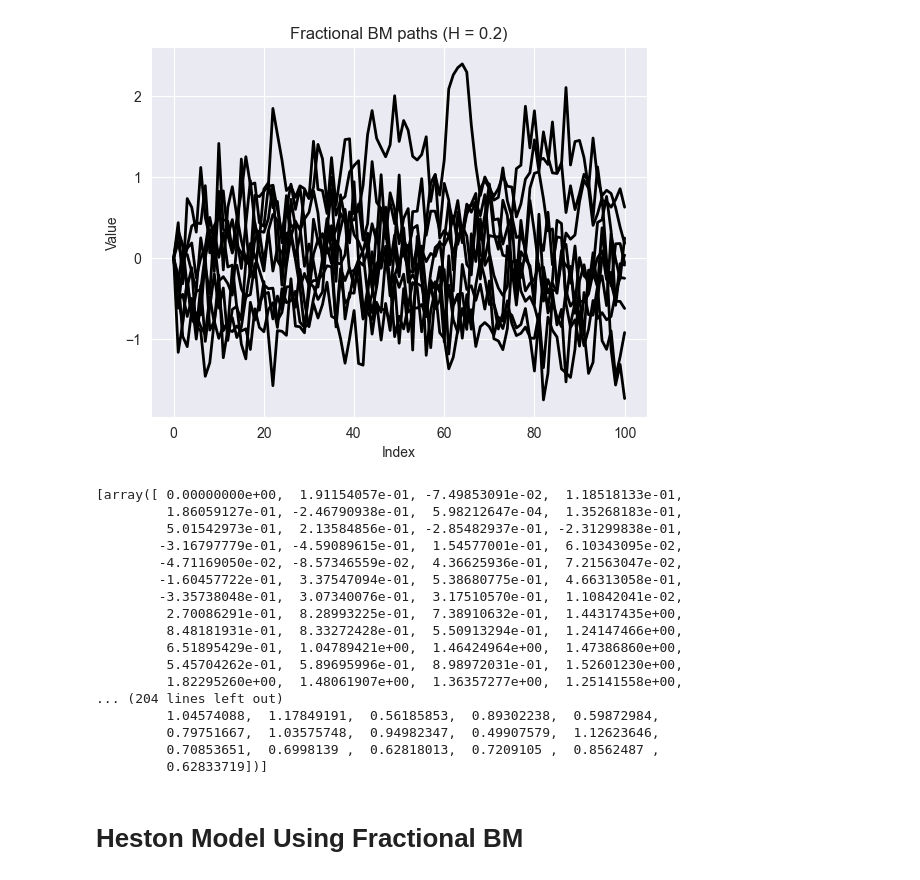
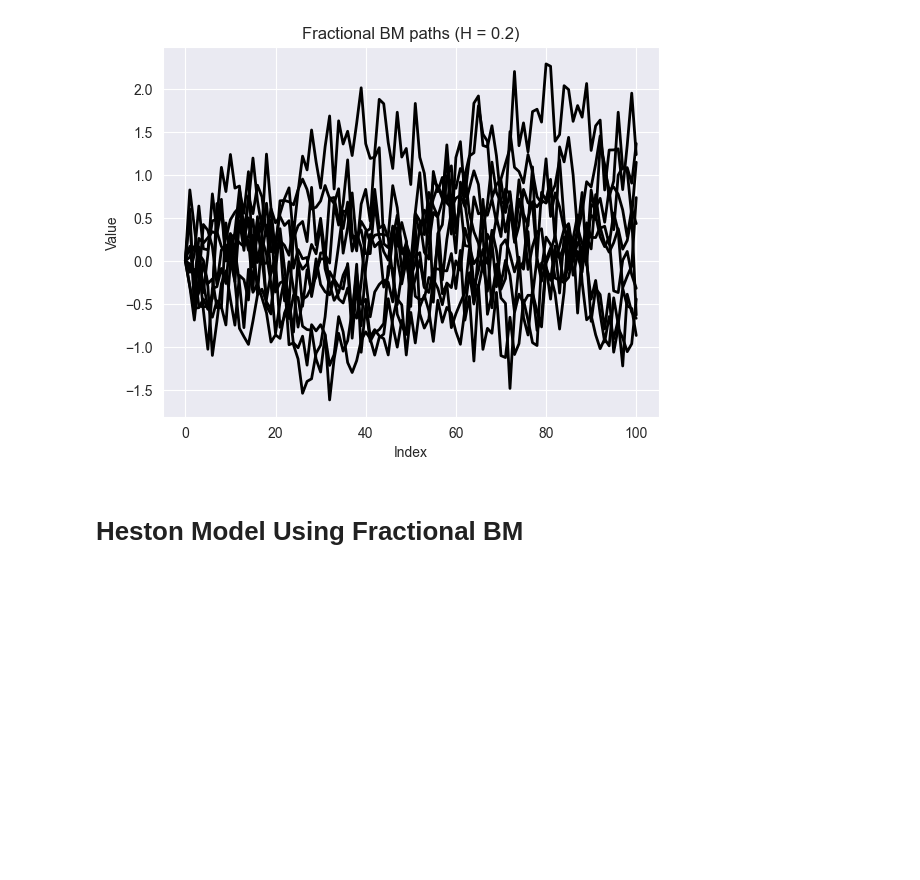
Before and after one commit to syalc1234/finalYearProject, a Jupyter notebook: FractionalBm.ipynb, the cells around one changed output. Drawn from its saved outputs; the diff is of its cells as text; code cells hidden in the pictures; blank space fills up the shorter version.

```diff
--- a/FractionalBm.ipynb
+++ b/FractionalBm.ipynb
@@ -78,24 +61,7 @@ generate_frac_bm(1.0, 0.5, 100, 10)
 # %%
-generate_frac_bm(1.0, 0.2, 100, 10)
+fBm = generate_frac_bm(1.0, 0.2, 100, 10)
 # %% [output]
-[figure, old version]
+[figure, new version]
-[array([ 0.00000000e+00,  1.91154057e-01, -7.49853091e-02,  1.18518133e-01,
-         1.86059127e-01, -2.46790938e-01,  5.98212647e-04,  1.35268183e-01,
-         5.01542973e-01,  2.13584856e-01, -2.85482937e-01, -2.31299838e-01,
-        -3.16797779e-01, -4.59089615e-01,  1.54577001e-01,  6.10343095e-02,
-        -4.71169050e-02, -8.57346559e-02,  4.36625936e-01,  7.21563047e-02,
-        -1.60457722e-01,  3.37547094e-01,  5.38680775e-01,  4.66313058e-01,
-        -3.35738048e-01,  3.07340076e-01,  3.17510570e-01,  1.10842041e-02,
-         2.70086291e-01,  8.28993225e-01,  7.38910632e-01,  1.44317435e+00,
-         8.48181931e-01,  8.33272428e-01,  5.50913294e-01,  1.24147466e+00,
-         6.51895429e-01,  1.04789421e+00,  1.46424964e+00,  1.47386860e+00,
-         5.45704262e-01,  5.89695996e-01,  8.98972031e-01,  1.52601230e+00,
-         1.82295260e+00,  1.48061907e+00,  1.36357277e+00,  1.25141558e+00,
-... (204 lines left out)
-         1.04574088,  1.17849191,  0.56185853,  0.89302238,  0.59872984,
-         0.79751667,  1.03575748,  0.94982347,  0.49907579,  1.12623646,
-         0.70853651,  0.6998139 ,  0.62818013,  0.7209105 ,  0.8562487 ,
-         0.62833719])]
 # %% [markdown]
 # Heston Model Using Fractional BM
 # %%
```
Also changed, not shown: parts of 6 cells of this notebook.
